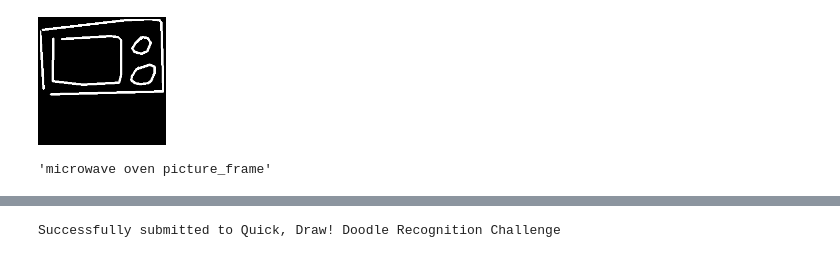
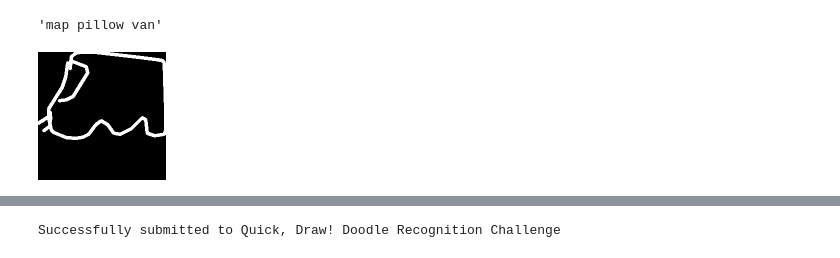
Before and after one commit to radekosmulski/quickdraw, a Jupyter notebook: first_submission.ipynb, the cells around one changed output, grey strips where cells are left out. Drawn from its saved outputs; the diff is of its cells as text; code cells hidden in the pictures.

Commit message:
start using data_block API

```diff
--- a/first_submission.ipynb
+++ b/first_submission.ipynb
@@ -64,0 +136,6 @@ learn.load('stage-1')
+# %%
+bs = 640
+# %%
+train_dl = DataLoader(dss.train_ds, batch_size=bs, shuffle=True, num_workers=12)
+valid_dl = DataLoader(dss.valid_ds, batch_size=2*bs, shuffle=False, num_workers=12)
+test_dl = DataLoader(dss.test_ds, batch_size=2*bs, shuffle=False, num_workers=12)
@@ -103,9 +224,9 @@ for i in range(n):
-# %%
-learn.data.test_dl.dl.dataset[0][0]
-# %% [output]
-[figure, removed]
 # %%
-labels[0]
+labels[1]
 # %% [output]
-'microwave oven picture_frame'
+'map pillow van'
+# %%
+test_dl.dataset[1][0]
+# %% [output]
+[figure, added]
 # %%
```
Also changed, not shown: parts of 65 cells of this notebook, 2 other files.
